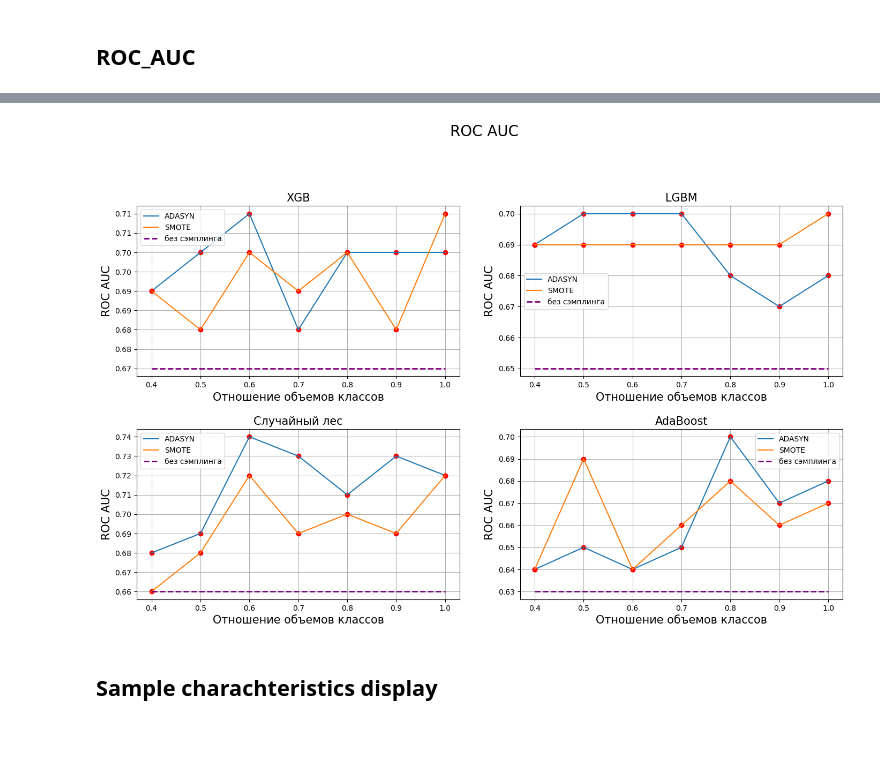
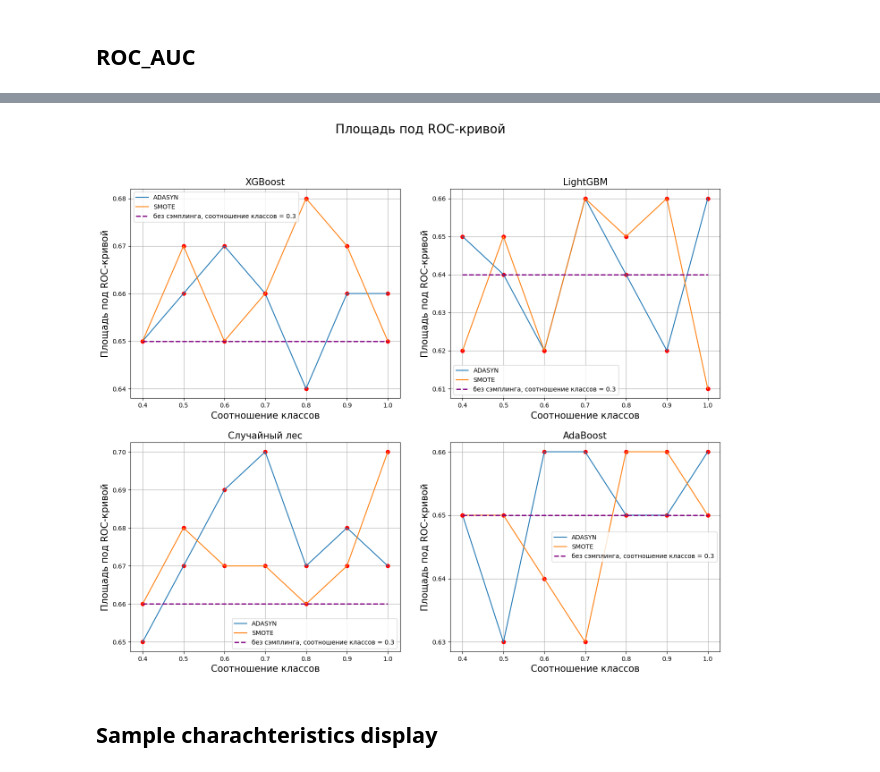
Before and after one commit to SergeyMaslikhov/CardioSampling, a Jupyter notebook: Building_models.ipynb, the cells around one changed output, grey strips where cells are left out. Cells and saved outputs as stored; diff of their text form; code cells hidden in the pictures; blank space fills up the shorter version.

```diff
--- a/Building_models.ipynb
+++ b/Building_models.ipynb
@@ -139,15 +234,0 @@ def get_sampling_mx_cls(model, X_train, y_train, X_test, y_test):
-# %%
-sens_cube, spec_cube, harm_cube, roc_auc_cube = [np.array([]).reshape(-1, 7) for i in range(4)]
-class_count = Counter(y_train).values()
-init_ratio = round(min(class_count) / max(class_count), 1)
-minority_ratio = np.arange(init_ratio + 0.1, 1.1, 0.1)
-for model in [XGBClassifier(), LGBMClassifier(), RandomForestClassifier(random_state=42), AdaBoostClassifier()]:
-    sens, spec, harm, roc_auc, samples_dict, feature_names = get_sampling_mx_cls(model, X_train, y_train, X_test, y_test)
-    sens_cube = np.vstack([sens_cube, sens])
-    spec_cube = np.vstack([spec_cube, spec])
-    harm_cube = np.vstack([harm_cube, harm])
-    roc_auc_cube = np.vstack([roc_auc_cube, roc_auc])
-sens_cube = sens_cube.reshape(-1, 3, len(minority_ratio))
-spec_cube = spec_cube.reshape(-1, 3, len(minority_ratio))
-harm_cube = harm_cube.reshape(-1, 3, len(minority_ratio))
-roc_auc_cube = roc_auc_cube.reshape(-1, 3, len(minority_ratio))
@@ -172,26 +277,41 @@ array([[[0.67, 0.67, 0.67, 0.67, 0.67, 0.67, 0.67],
+# %%
+sens_cube, spec_cube, harm_cube, roc_auc_cube = [np.array([]).reshape(-1, 7) for i in range(4)]
+class_count = Counter(y_train).values()
+init_ratio = round(min(class_count) / max(class_count), 1)
+minority_ratio = np.arange(init_ratio + 0.1, 1.1, 0.1)
+for model in [XGBClassifier(), LGBMClassifier(), RandomForestClassifier(random_state=42), AdaBoostClassifier()]:
+    sens, spec, harm, roc_auc, samples_dict, feature_names = get_sampling_mx_pca(model, X_train, y_train, X_test, y_test, random_st=4)
+    sens_cube = np.vstack([sens_cube, sens])
+    spec_cube = np.vstack([spec_cube, spec])
+    harm_cube = np.vstack([harm_cube, harm])
+    roc_auc_cube = np.vstack([roc_auc_cube, roc_auc])
+sens_cube = sens_cube.reshape(-1, 3, len(minority_ratio))
+spec_cube = spec_cube.reshape(-1, 3, len(minority_ratio))
+harm_cube = harm_cube.reshape(-1, 3, len(minority_ratio))
+roc_auc_cube = roc_auc_cube.reshape(-1, 3, len(minority_ratio))
 # %%
-def plot_res_for_metric(metric_cube, metric_name, trim_nm=False, models=['XGB', 'LGBM', 'Случайный лес', 'AdaBoost'], samplers=['без сэмплинга', 'ADASYN', 'SMOTE']):
+def plot_res_for_metric(metric_cube, metric_name, trim_nm=False, models=['XGBoost', 'LightGBM', 'Случайный лес', 'AdaBoost'], samplers=['без сэмплинга', 'ADASYN', 'SMOTE']):
     class_count = Counter(y_train).values()
     init_ratio = round(min(class_count) / max(class_count), 1)
     minority_ratio = np.arange(init_ratio + 0.1, 1.1, 0.1)
-    fig, axs = plt.subplots(2, 2, figsize=(15, 10))
+    fig, axs = plt.subplots(2, 2, figsize=(15, 13))
     fig.suptitle(metric_name, fontsize=20)
     fig.tight_layout(pad=5.0)
     for i, res_mx in enumerate(metric_cube):
         axs[i // 2, i % 2].yaxis.set_major_formatter(FormatStrFormatter('%.2f'))
-#         axs[i // 2, i % 2].set_yticks(np.arange(np.round(np.min(res_mx), 2), np.round(np.max(res_mx), 2) + 0.2, 0.02))
+        axs[i // 2, i % 2].set_yticks(np.arange(np.round(np.min(res_mx), 2), np.round(np.max(res_mx), 2) + 0.2, 0.01))
         axs[i // 2, i % 2].grid(which='both')
         for j, strategy in enumerate(samplers):
             if strategy == 'без сэмплинга':
                 continue
             axs[i // 2, i % 2].plot(minority_ratio, res_mx[j, :], 'o', color='r')
             axs[i // 2, i % 2].plot(minority_ratio, res_mx[j, :], label= strategy)
-        axs[i // 2, i % 2].plot(minority_ratio, res_mx[0, :], '--', color='purple', label='без сэмплинга', linewidth=2)
+        axs[i // 2, i % 2].plot(minority_ratio, res_mx[0, :], '--', color='purple', label='без сэмплинга, соотношение классов = 0.3', linewidth=2)
         if trim_nm:
             axs[i // 2, i % 2].set_ylabel('F мера', fontsize=15)
         else:
             axs[i // 2, i % 2].set_ylabel(metric_name, fontsize=15)
-        axs[i // 2, i % 2].set_xlabel('Отношение объемов классов', fontsize=15)
+        axs[i // 2, i % 2].set_xlabel('Соотношение классов', fontsize=15)
         axs[i // 2, i % 2].set_xticks(minority_ratio)
         axs[i // 2, i % 2].set_title(models[i], fontsize=15)
         axs[i // 2, i % 2].legend()
@@ -218,7 +340,7 @@ plot_res_for_metric(harm_cube, 'F мера чувствительности и
 # %%
-plot_res_for_metric(roc_auc_cube, 'ROC AUC')
+plot_res_for_metric(roc_auc_cube, 'Площадь под ROC-кривой')
 # %% [output]
-[figure, old version]
+[figure, new version]
 # %% [markdown]
 ## Sample charachteristics display
 # %%
```
Also changed, not shown: parts of 39 cells of this notebook, 3 other files.
